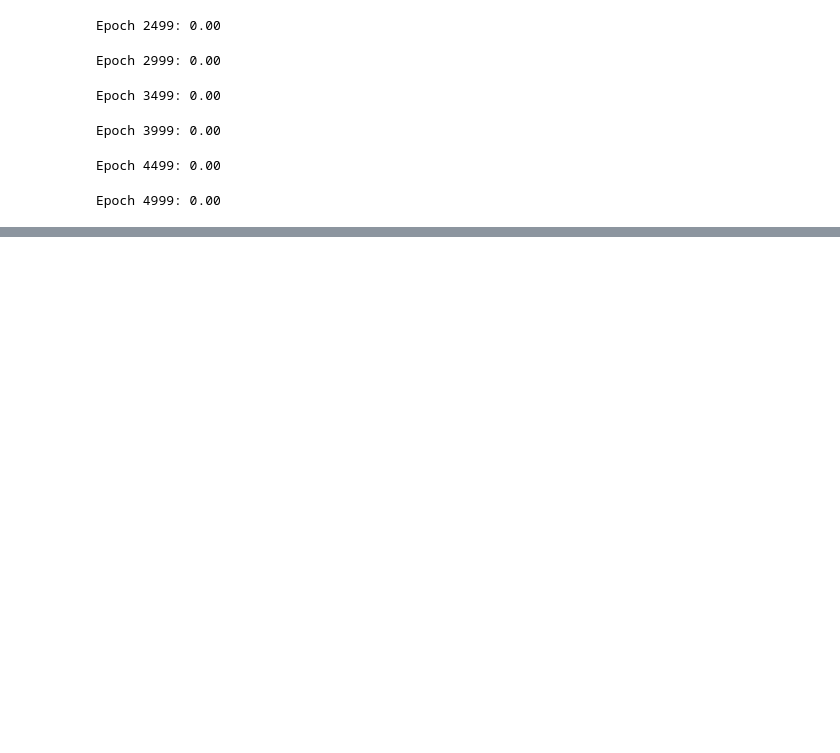
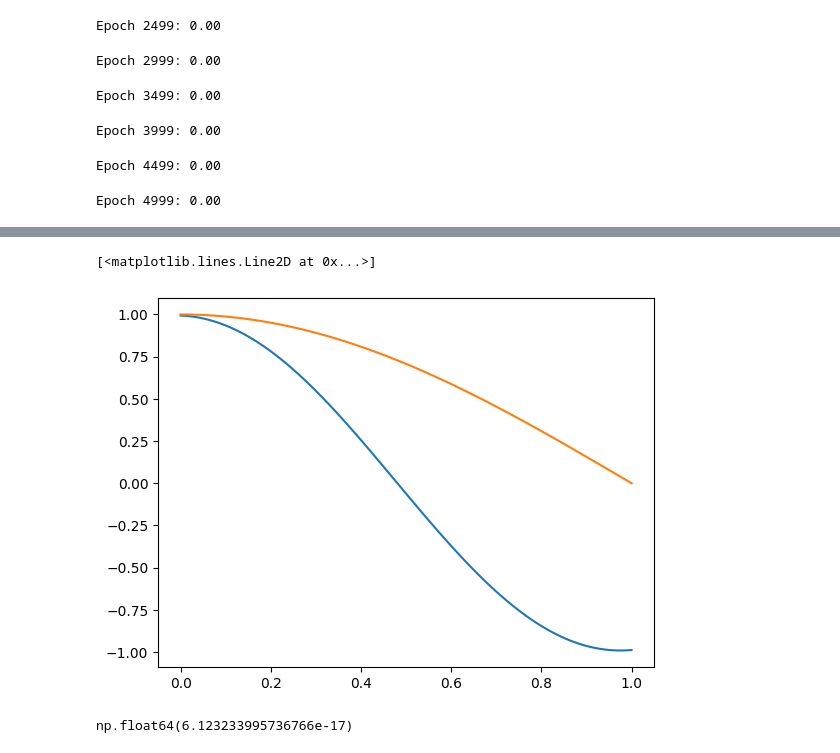
Before and after one commit to stephenhky/PINNNotebooks, a Jupyter notebook: wave_equation_standwaves.ipynb, the cells around one changed output, grey strips where cells are left out. Drawn from its saved outputs; the diff is of its cells as text; code cells hidden in the pictures; blank space fills up the shorter version.

```diff
--- a/wave_equation_standwaves.ipynb
+++ b/wave_equation_standwaves.ipynb
@@ -154,0 +155,15 @@ np.float64(0.24883056654521724)
+# %%
+y = pinn(
+    torch.FloatTensor([[0.5]]*len(t_test)).to(device),
+    torch.FloatTensor(t_test.flatten()[:, None]).to(device)
+).detach().cpu().numpy()
+# %%
+plt.plot(t_test, y)
+plt.plot(t_test, [analytical_solution(0.5, t, 1.) for t in t_test])
+# %% [output]
+[<matplotlib.lines.Line2D at 0x...>]
+[figure, added]
+# %%
+analytical_solution(0.5, 1.0, 1.)
+# %% [output]
+np.float64(6.123233995736766e-17)
```
Also changed, not shown: parts of 7 cells of this notebook.
